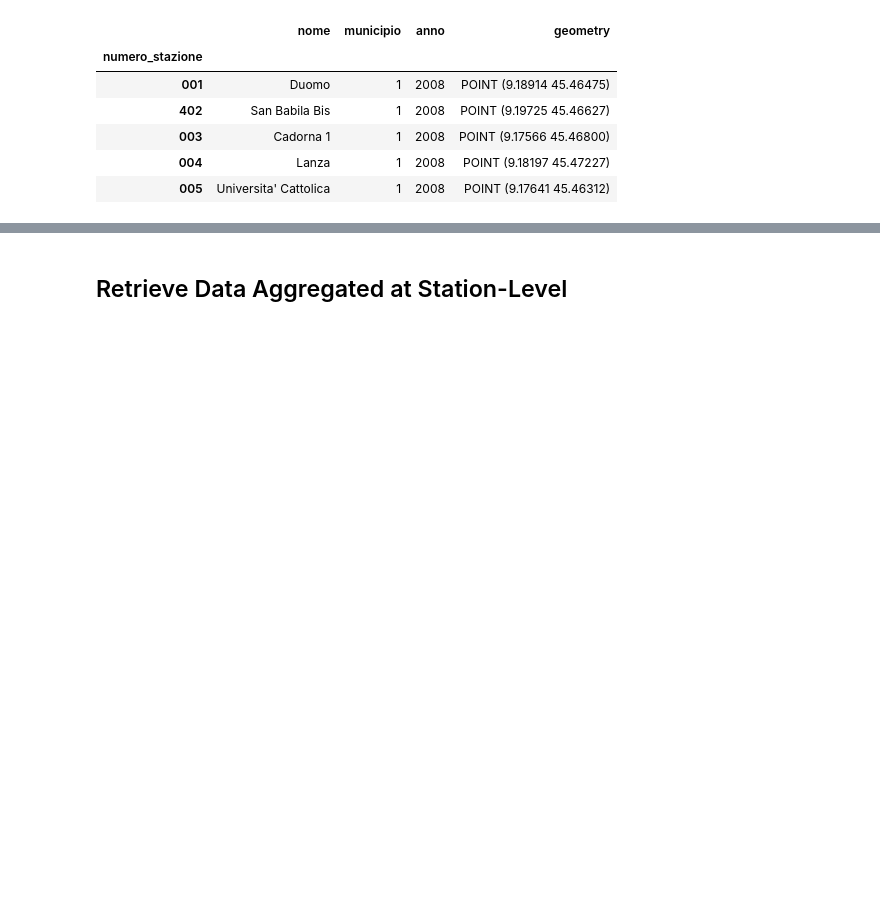
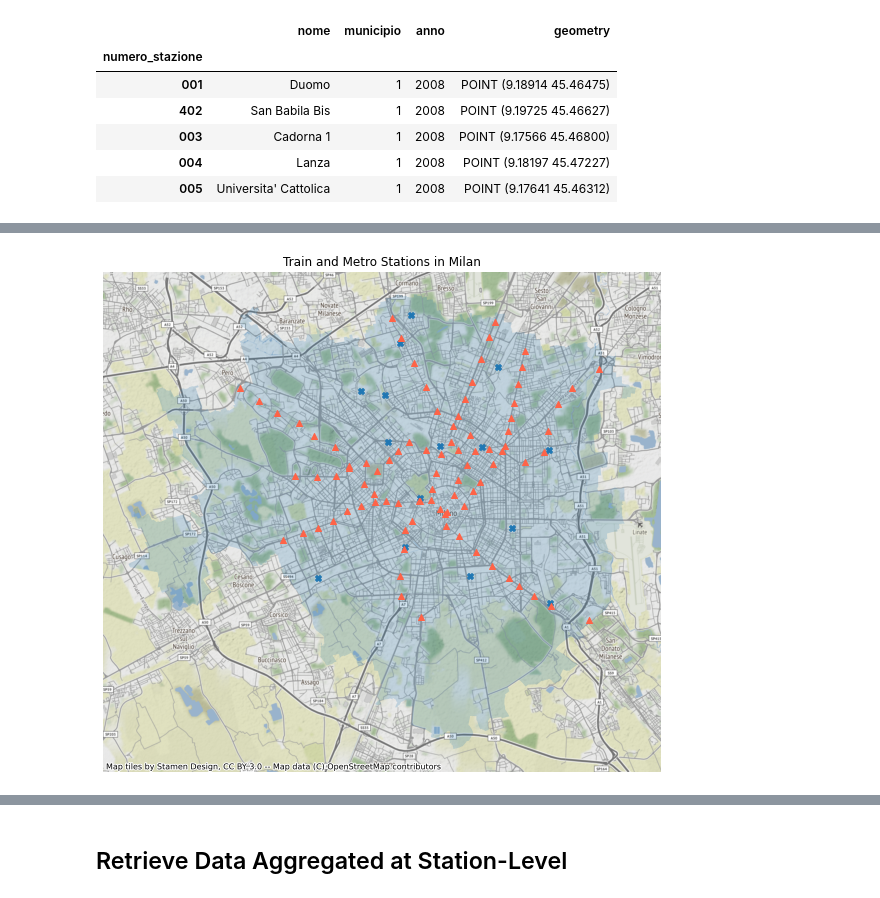
Before and after one commit to toscasterre/thesis-forecasting, a Jupyter notebook: notebooks/03-data_ingestion_and_spatial_operations.ipynb, the cells around one changed output, grey strips where cells are left out. Cells and saved outputs as stored; diff of their text form; code cells hidden in the pictures; blank space fills up the shorter version.

```diff
--- a/notebooks/03-data_ingestion_and_spatial_operations.ipynb
+++ b/notebooks/03-data_ingestion_and_spatial_operations.ipynb
@@ -306,0 +397,41 @@ bikemi_stalls_circ = bikemi_stalls.sjoin(area_circonvallazione)
+# %%
+metro_stations = geopandas.read_file(Path(milan_data / "transports-metro_stops.geojson"))
+
+# train_stations = geopandas.read_file(Path(milan_data / "transports-train_stations.zip"))
+# train_stations.to_file("../data/milan/milan-transports-train_stations.geojson", driver="GeoJSON")
+
+train_stations = geopandas.read_file(Path(milan_data / "transports-train_stations.geojson"))
+
+municipi = (
+    geopandas
+    .read_file(Path(milan_data / "administrative-municipi.geojson"))
+    .rename(str.lower, axis=1)
+    .filter(["geometry", "municipio"])
+)
+
+nil = (
+    geopandas
+    .read_file(Path(milan_data / "administrative-nil.geojson"))
+    .rename(str.lower, axis=1)
+    .filter(["id_nil", "nil", "geometry"])
+)
+
+milan = municipi.dissolve().rename({"municipio": "milano"}, axis=1)
+# %%
+milan_train_stations = train_stations.to_crs(4326).sjoin(milan)
+milan_metro_stations = metro_stations.sjoin(milan)
+
+fig, ax = plt.subplots(1, 1, figsize=(10, 10))
+
+nil.to_crs(3857).plot(ax=ax, alpha=0.2)
+milan_train_stations.to_crs(3857).plot(ax=ax, marker="X")
+milan_metro_stations.to_crs(3857).plot(ax=ax, marker="^", c="tomato")
+cx.add_basemap(ax)
+
+plt.axis("off")
+
+plt.title("Train and Metro Stations in Milan")
+
+plt.show()
+# %% [output]
+[figure, added]
```
Also changed, not shown: parts of 24 cells of this notebook, 14 other files.
